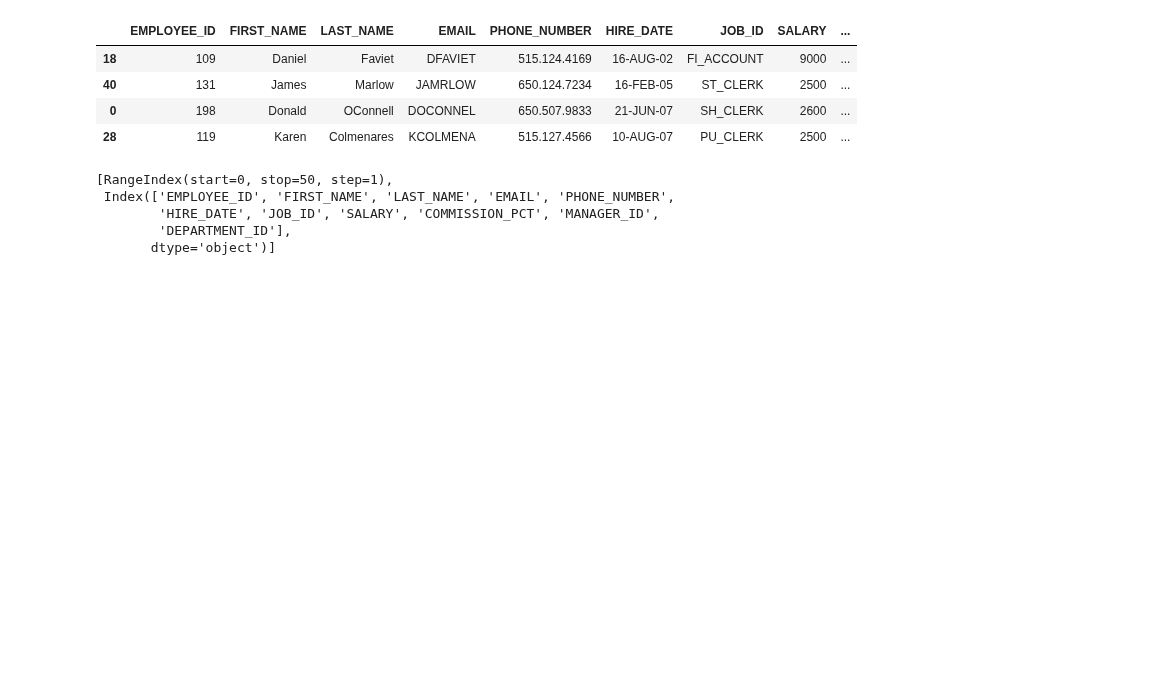
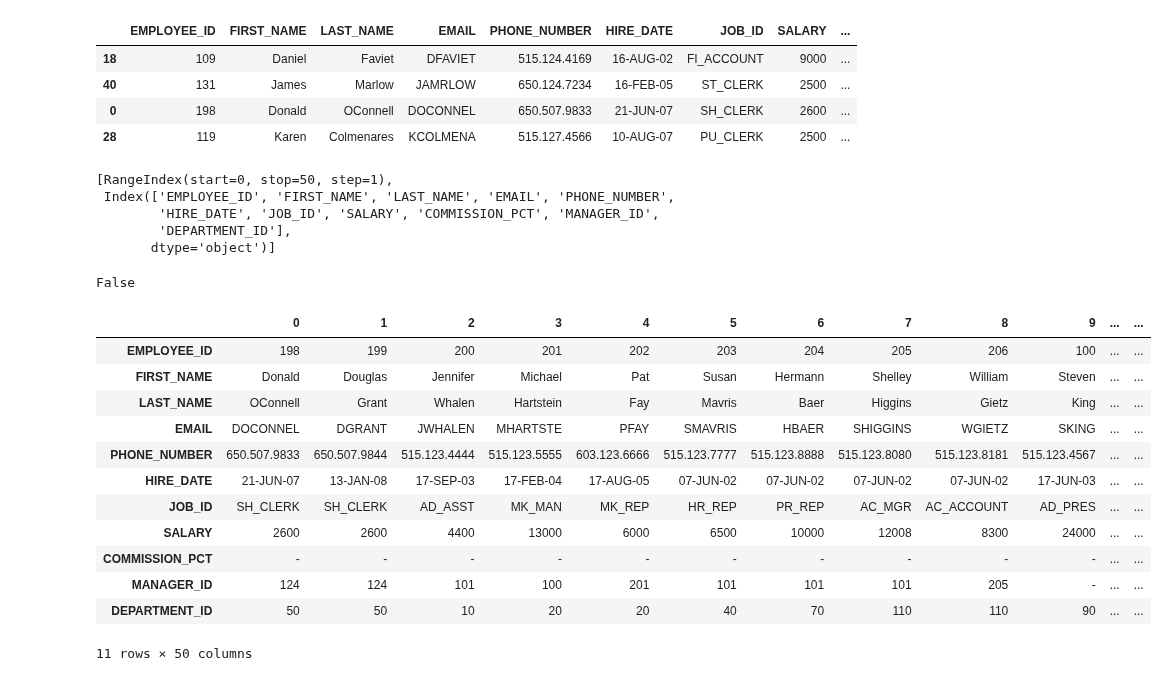
Before and after one commit to FairozAhmadSheikh/ML_bootcamp, a Jupyter notebook: numpy/3_operations_DataFrame.ipynb, the cells around one changed output. Drawn from its saved outputs; the diff is of its cells as text; code cells hidden in the pictures; blank space fills up the shorter version.

```diff
--- a/numpy/3_operations_DataFrame.ipynb
+++ b/numpy/3_operations_DataFrame.ipynb
@@ -64,3 +64,23 @@ df.axes  # Gives Range as well as information about DataFrame
         'HIRE_DATE', 'JOB_ID', 'SALARY', 'COMMISSION_PCT', 'MANAGER_ID',
         'DEPARTMENT_ID'],
        dtype='object')]
+# %%
+df.empty # Tells if  a Dataframe is empty
+# %% [output]
+False
+# %%
+df.T    # Gives Transpose of data  rows get converted to columns and cols to rows
+# %% [output]
+|  | 0 | 1 | 2 | 3 | 4 | 5 | 6 | 7 | 8 | 9 | ... | ... |
+| EMPLOYEE_ID | 198 | 199 | 200 | 201 | 202 | 203 | 204 | 205 | 206 | 100 | ... | ... |
+| FIRST_NAME | Donald | Douglas | Jennifer | Michael | Pat | Susan | Hermann | Shelley | William | Steven | ... | ... |
+| LAST_NAME | OConnell | Grant | Whalen | Hartstein | Fay | Mavris | Baer | Higgins | Gietz | King | ... | ... |
+| EMAIL | DOCONNEL | DGRANT | JWHALEN | MHARTSTE | PFAY | SMAVRIS | HBAER | SHIGGINS | WGIETZ | SKING | ... | ... |
+| PHONE_NUMBER | 650.507.9833 | 650.507.9844 | 515.123.4444 | 515.123.5555 | 603.123.6666 | 515.123.7777 | 515.123.8888 | 515.123.8080 | 515.123.8181 | 515.123.4567 | ... | ... |
+| HIRE_DATE | 21-JUN-07 | 13-JAN-08 | 17-SEP-03 | 17-FEB-04 | 17-AUG-05 | 07-JUN-02 | 07-JUN-02 | 07-JUN-02 | 07-JUN-02 | 17-JUN-03 | ... | ... |
+| JOB_ID | SH_CLERK | SH_CLERK | AD_ASST | MK_MAN | MK_REP | HR_REP | PR_REP | AC_MGR | AC_ACCOUNT | AD_PRES | ... | ... |
+| SALARY | 2600 | 2600 | 4400 | 13000 | 6000 | 6500 | 10000 | 12008 | 8300 | 24000 | ... | ... |
+| COMMISSION_PCT | - | - | - | - | - | - | - | - | - | - | ... | ... |
+| MANAGER_ID | 124 | 124 | 101 | 100 | 201 | 101 | 101 | 101 | 205 | - | ... | ... |
+| DEPARTMENT_ID | 50 | 50 | 10 | 20 | 20 | 40 | 70 | 110 | 110 | 90 | ... | ... |
+11 rows × 50 columns
```
Also changed, not shown: parts of 5 cells of this notebook.
